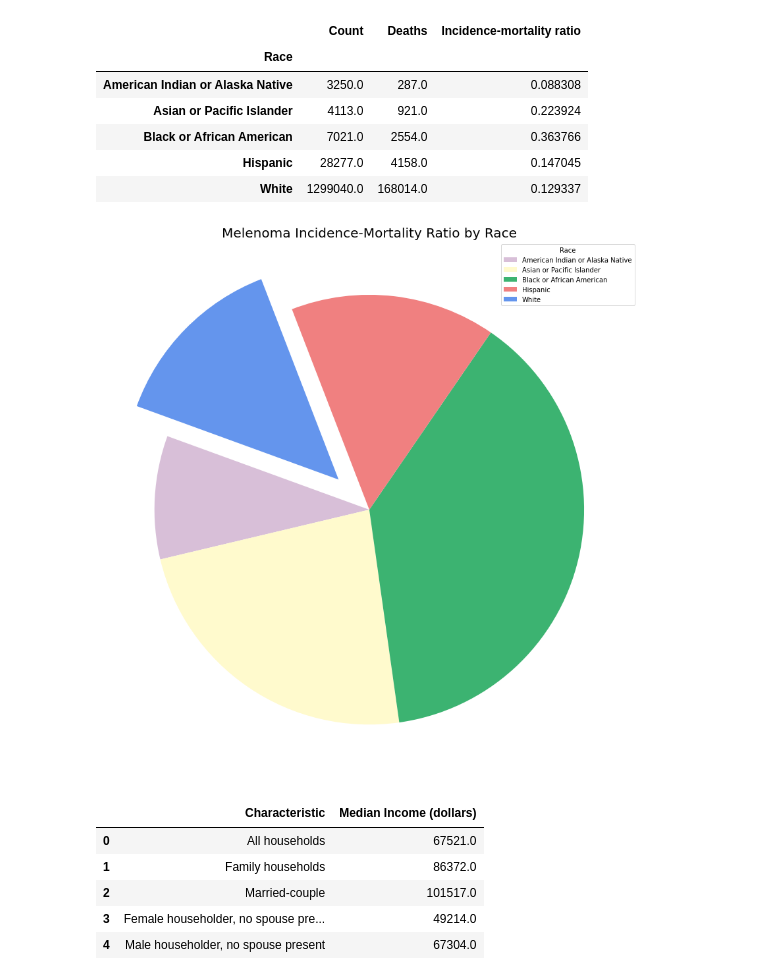
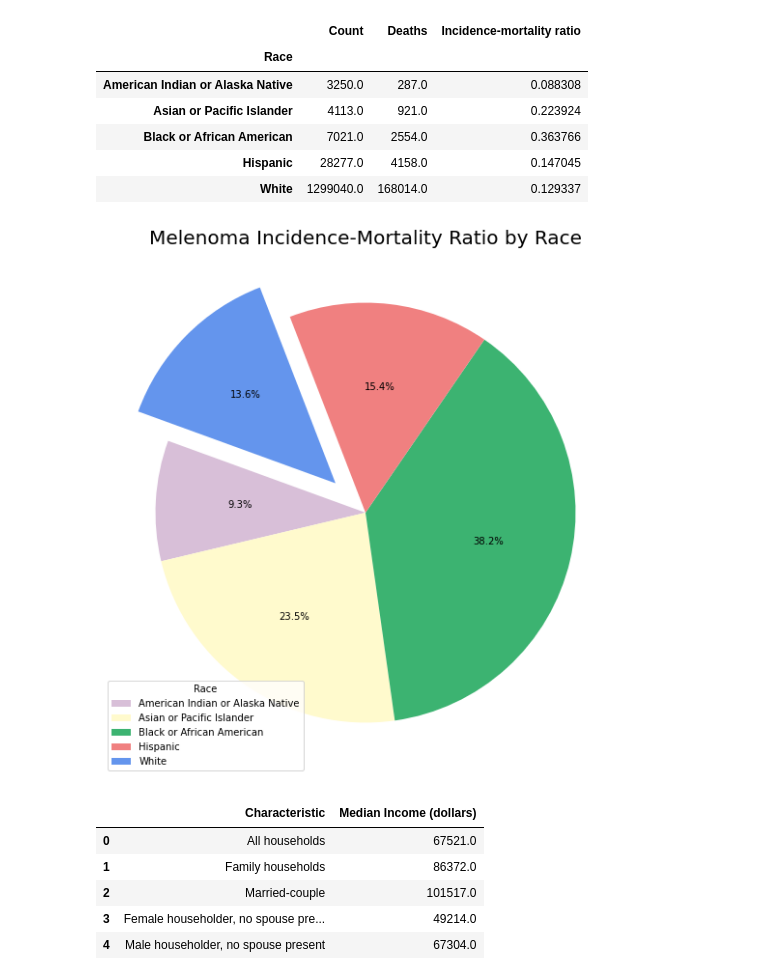
Before and after one commit to ishasaldhi/Project-1, a Jupyter notebook: Cancer_SK_v1.ipynb, the cells around one changed output. Cells and saved outputs as stored; diff of their text form; code cells hidden in the pictures.

```diff
--- a/Cancer_SK_v1.ipynb
+++ b/Cancer_SK_v1.ipynb
@@ -23,9 +23,10 @@ initial_cost.head()
 # %%
 #A bar graph was selected to help visualize the various cancer types and the values are displayed via descending order so that an individual can easily recognize where the cancer of interest, melanoma, falls within the cost spectrum of cancers
 initial_cost_sorted = initial_cost.sort_values('Initial care per patient (medical services)', ascending = False)
-initial_cost_sorted['Initial care per patient (medical services)'].plot(kind="bar", title = "Initial treatment costs per patient (USD) by Cancer Type", color=['steelblue', 'steelblue', 'steelblue', 'steelblue', 'steelblue', 'steelblue', 'steelblue', 'steelblue', 'steelblue', 'steelblue', 'steelblue', 'steelblue', 'steelblue', 'steelblue', 'steelblue', 'steelblue', 'steelblue', 'steelblue', 'steelblue', 'steelblue', 'steelblue', 'steelblue', 'steelblue', 'steelblue', 'steelblue', 'crimson'])
-plt.xlabel("Cancer Type")
-plt.ylabel("Treatment cost/patient (USD)")
+initial_cost_sorted['Initial care per patient (medical services)'].plot(kind="bar", color=['steelblue', 'steelblue', 'steelblue', 'steelblue', 'steelblue', 'steelblue', 'steelblue', 'steelblue', 'steelblue', 'steelblue', 'steelblue', 'steelblue', 'steelblue', 'steelblue', 'steelblue', 'steelblue', 'steelblue', 'steelblue', 'steelblue', 'steelblue', 'steelblue', 'steelblue', 'steelblue', 'steelblue', 'steelblue', 'crimson'])
+plt.xlabel("Cancer Type", fontsize="15")
+plt.ylabel("Treatment cost/patient (USD)", fontsize="15")
+plt.title("Initial treatment costs per patient (USD) by Cancer Type", fontsize="20")
 plt.xticks(rotation=90, horizontalalignment="center")
-plt.rcParams['figure.figsize'] = [30, 15]
+plt.rcParams['figure.figsize'] = [20, 10]
 # %% [output]
@@ -54,8 +55,9 @@ race_iCount = race_incidence["Count"]
 mylabels = ["American Indian or Alaska Native", "Asian or Pacific Islander", "Black or African American", "Hispanic", "White"]
 mycolors = ["thistle", "lemonchiffon", "mediumseagreen", "lightcoral", "cornflowerblue"]
 myexplode = [0, 0, 0, 0, 0.2]
-plt.pie(race_iCount, labels = mylabels, labeldistance=None, explode = myexplode, colors = mycolors)
+plt.pie(race_iCount, labels = mylabels, labeldistance=None, explode = myexplode, colors = mycolors, autopct='%1.1f%%', pctdistance=1.15)
 plt.legend(title = "Race")
 plt.title("Melanoma Incidence Count by Race", fontsize="20")
+plt.rcParams['figure.figsize'] = [20, 20]
 plt.show()
 # %% [output]
@@ -93,13 +95,14 @@ race_mi.head()
 # %%
 #Pie chart displaying incidence-mortality rates amongst different race populations
 race_ratio = race_mi["Incidence-mortality ratio"]
 mylabels = ["American Indian or Alaska Native", "Asian or Pacific Islander", "Black or African American", "Hispanic", "White"]
 mycolors = ["thistle", "lemonchiffon", "mediumseagreen", "lightcoral", "cornflowerblue"]
 myexplode = [0, 0, 0, 0, 0.2]
-plt.pie(race_ratio, labels = mylabels, labeldistance=None, explode = myexplode, colors = mycolors, startangle = 160)
+plt.pie(race_ratio, labels = mylabels, labeldistance=None, explode = myexplode, colors = mycolors, startangle = 160,  autopct='%1.1f%%')
 plt.legend(title = "Race")
 plt.title("Melenoma Incidence-Mortality Ratio by Race", fontsize="20")
+plt.rcParams['figure.figsize'] = [15, 15]
 plt.show()
 # %% [output]
-[figure, old version]
+[figure, new version]
 # %%
```
Also changed, not shown: parts of 4 cells of this notebook.
